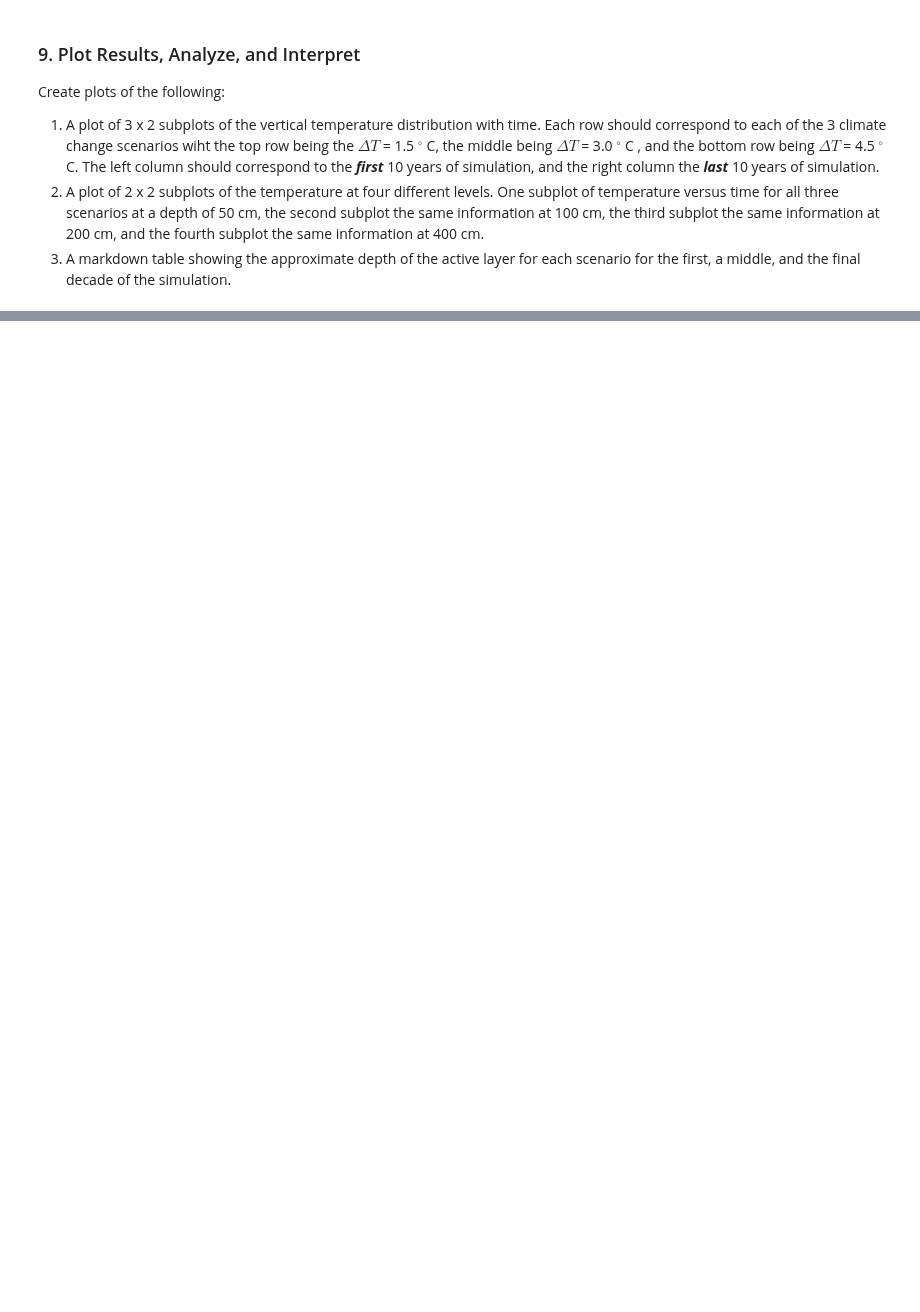
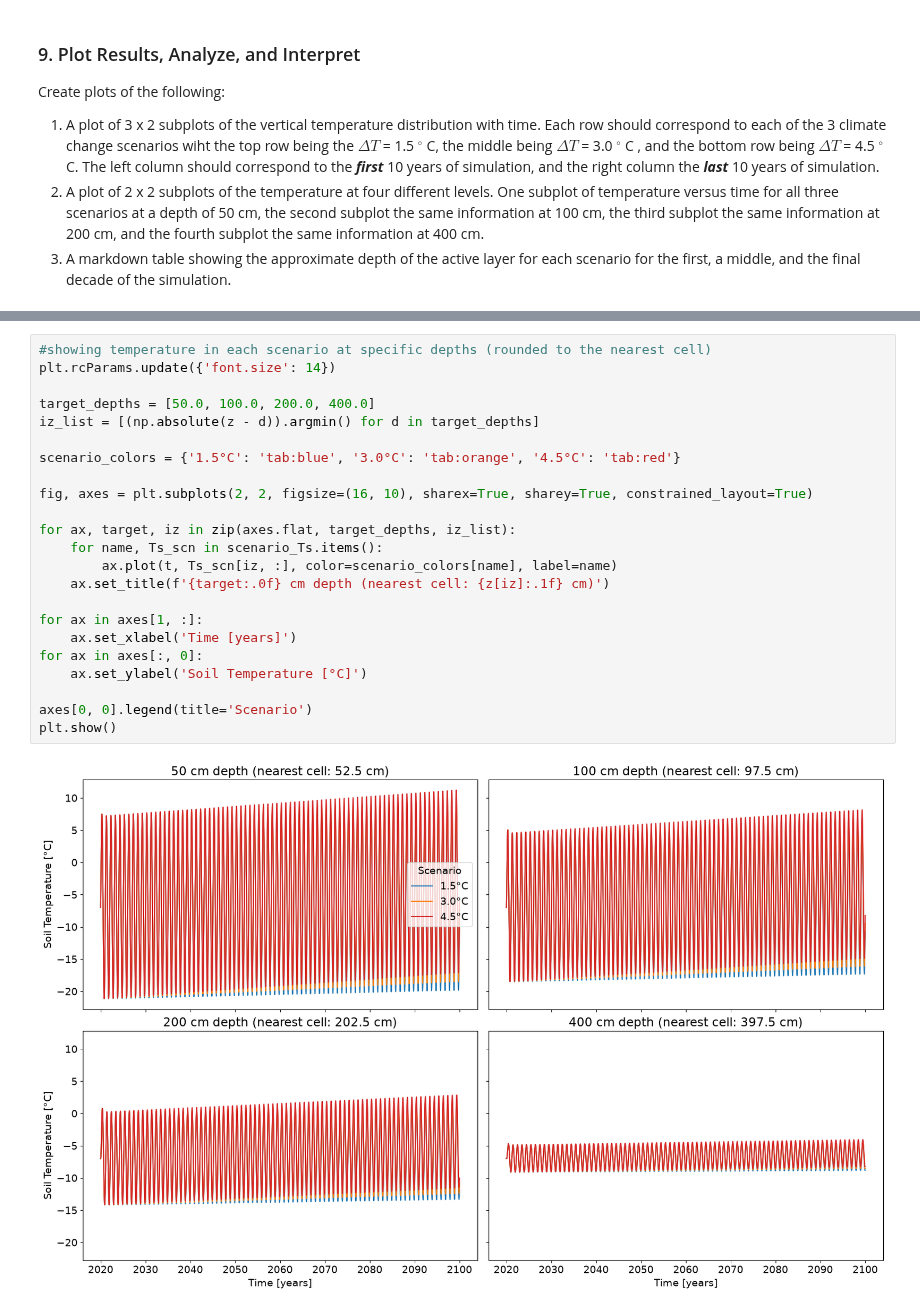
Before and after one commit to formiglik/Modelling_Class_Psets, a Jupyter notebook: Mod3/Kyle_mod03_1D-Diffusion-Assignment.ipynb, the cells around one changed output, grey strips where cells are left out. Drawn from its saved outputs; the diff is of its cells as text; blank space fills up the shorter version.

```diff
--- a/Mod3/Kyle_mod03_1D-Diffusion-Assignment.ipynb
+++ b/Mod3/Kyle_mod03_1D-Diffusion-Assignment.ipynb
@@ -165,0 +259,25 @@ Create plots of the following:
+# %%
+#showing temperature in each scenario at specific depths (rounded to the nearest cell)
+plt.rcParams.update({'font.size': 14})
+
+target_depths = [50.0, 100.0, 200.0, 400.0]
+iz_list = [(np.absolute(z - d)).argmin() for d in target_depths]
+
+scenario_colors = {'1.5°C': 'tab:blue', '3.0°C': 'tab:orange', '4.5°C': 'tab:red'}
+
+fig, axes = plt.subplots(2, 2, figsize=(16, 10), sharex=True, sharey=True, constrained_layout=True)
+
+for ax, target, iz in zip(axes.flat, target_depths, iz_list):
+    for name, Ts_scn in scenario_Ts.items():
+        ax.plot(t, Ts_scn[iz, :], color=scenario_colors[name], label=name)
+    ax.set_title(f'{target:.0f} cm depth (nearest cell: {z[iz]:.1f} cm)')
+
+for ax in axes[1, :]:
+    ax.set_xlabel('Time [years]')
+for ax in axes[:, 0]:
+    ax.set_ylabel('Soil Temperature [°C]')
+
+axes[0, 0].legend(title='Scenario')
+plt.show()
+# %% [output]
+[figure, added]
```
Also changed, not shown: parts of 7 cells of this notebook.
